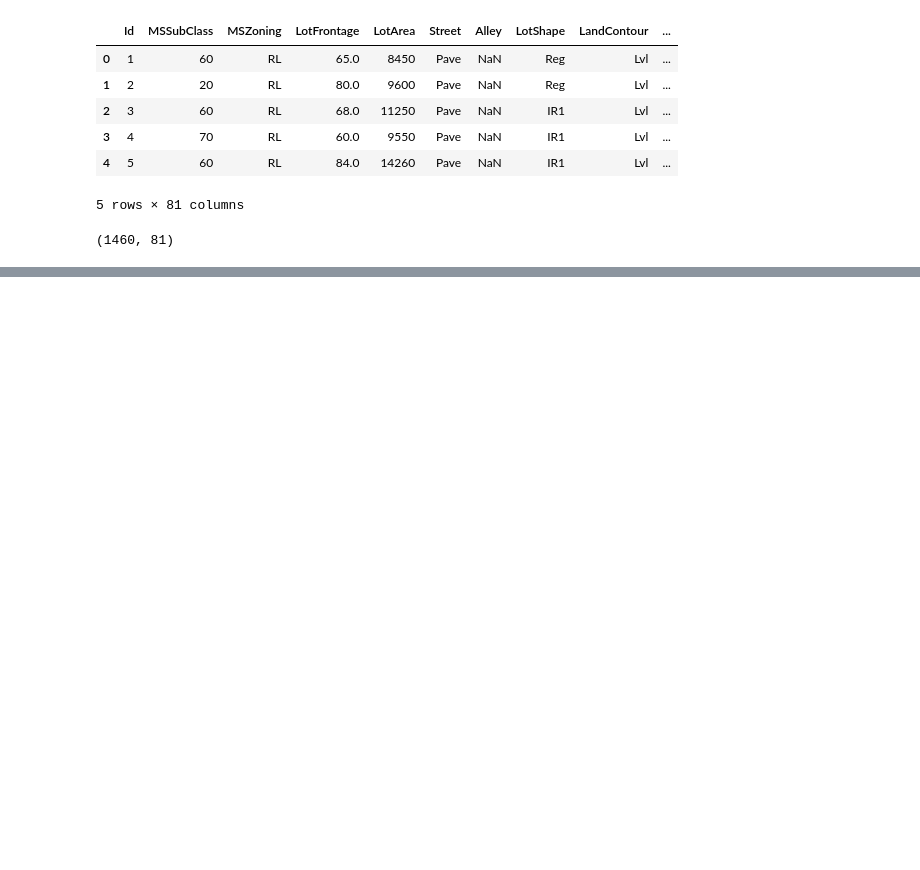
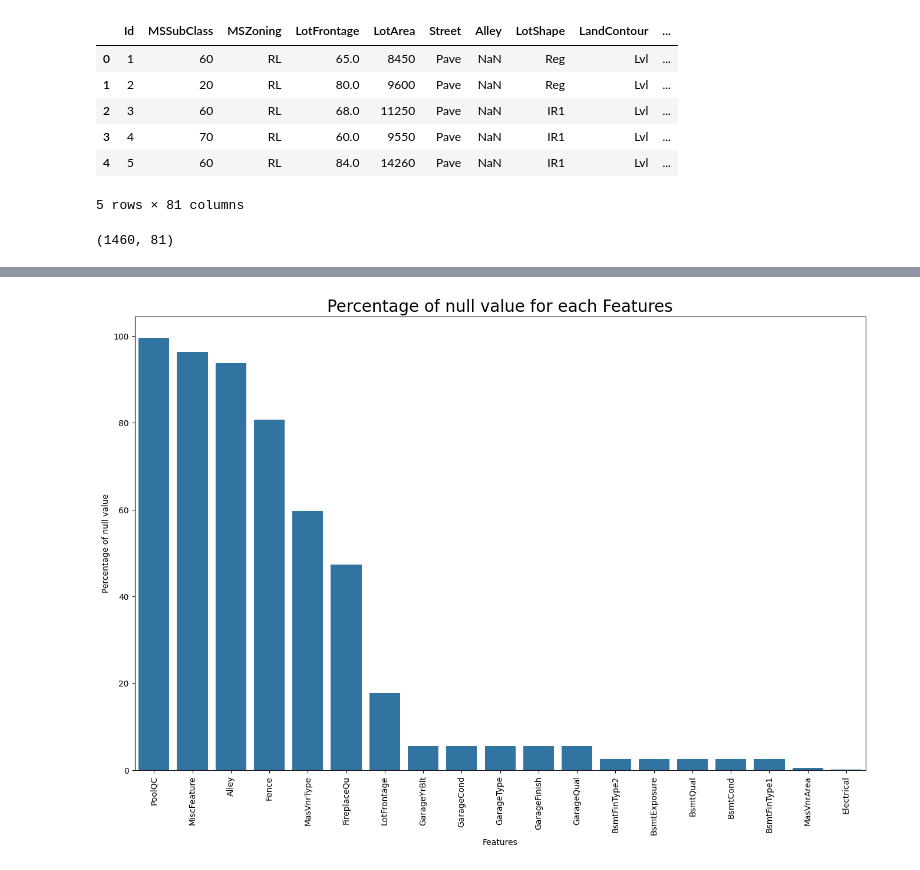
Before and after one commit to milan0122/House_SalePrice_Predictions, a Jupyter notebook: research.ipynb, the cells around one changed output, grey strips where cells are left out. Saved outputs shown, nothing was run; the diff lists cells and outputs as text; code cells hidden in the pictures; blank space fills up the shorter version.

Commit message:
handling missing values

```diff
--- a/research.ipynb
+++ b/research.ipynb
@@ -24,0 +62,6 @@ df.shape
+# %%
+total_null_values = df.isna().sum().sort_values(ascending=False)
+total_null_values = total_null_values[total_null_values>0]
+null_values_inpercent = total_null_values/len(df)*100
+null_df = pd.DataFrame({'Total':total_null_values,'Ratio(%)':null_values_inpercent})
+null_df
@@ -24,0 +86,11 @@ df.shape
+# %%
+#visualizing the null_values
+plt.figure(figsize=(16,10))
+sns.barplot(y=null_values_inpercent,x=total_null_values.index,)
+plt.xlabel('Features',fontsize=10)
+plt.xticks(rotation=90)
+plt.ylabel('Percentage of null value',fontsize=10)
+plt.title('Percentage of null value for each Features',fontsize=20)
+plt.show()
+# %% [output]
+[figure, added]
```
Also changed, not shown: parts of 16 cells of this notebook.
